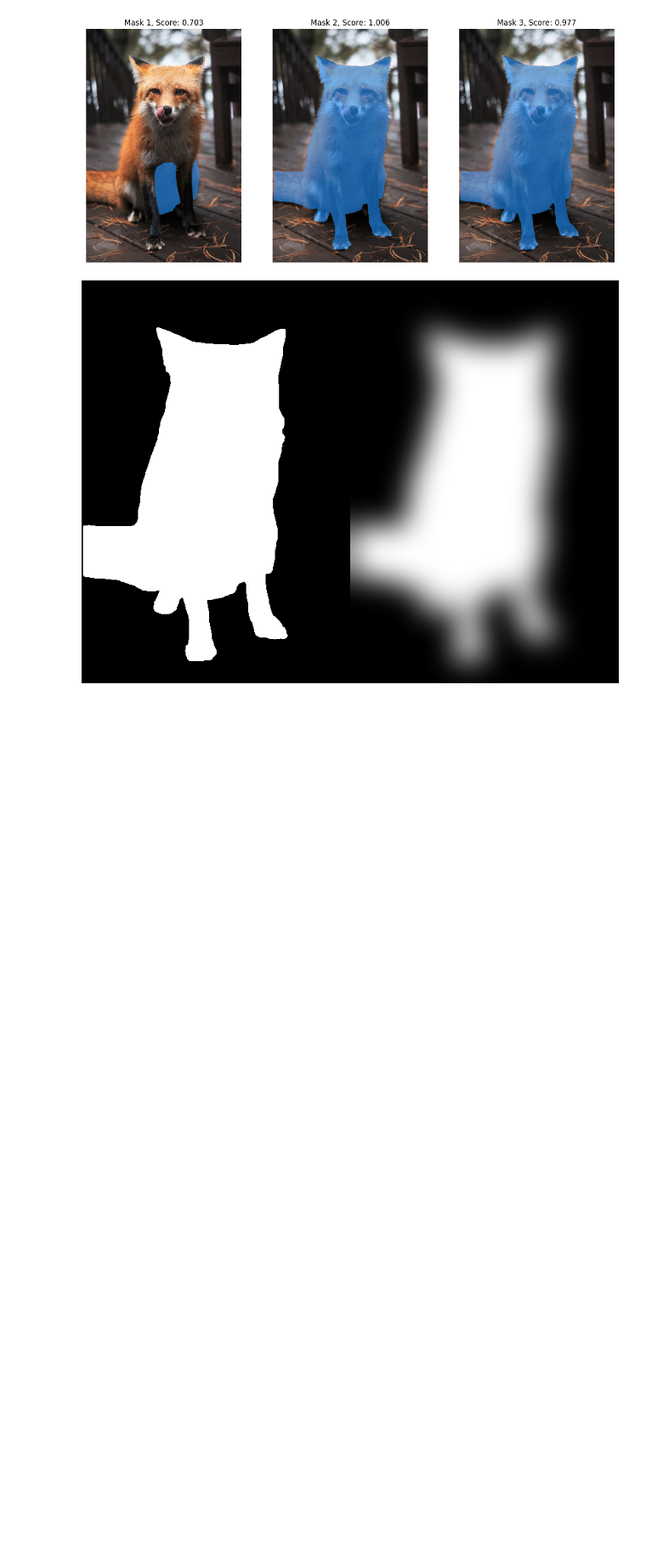
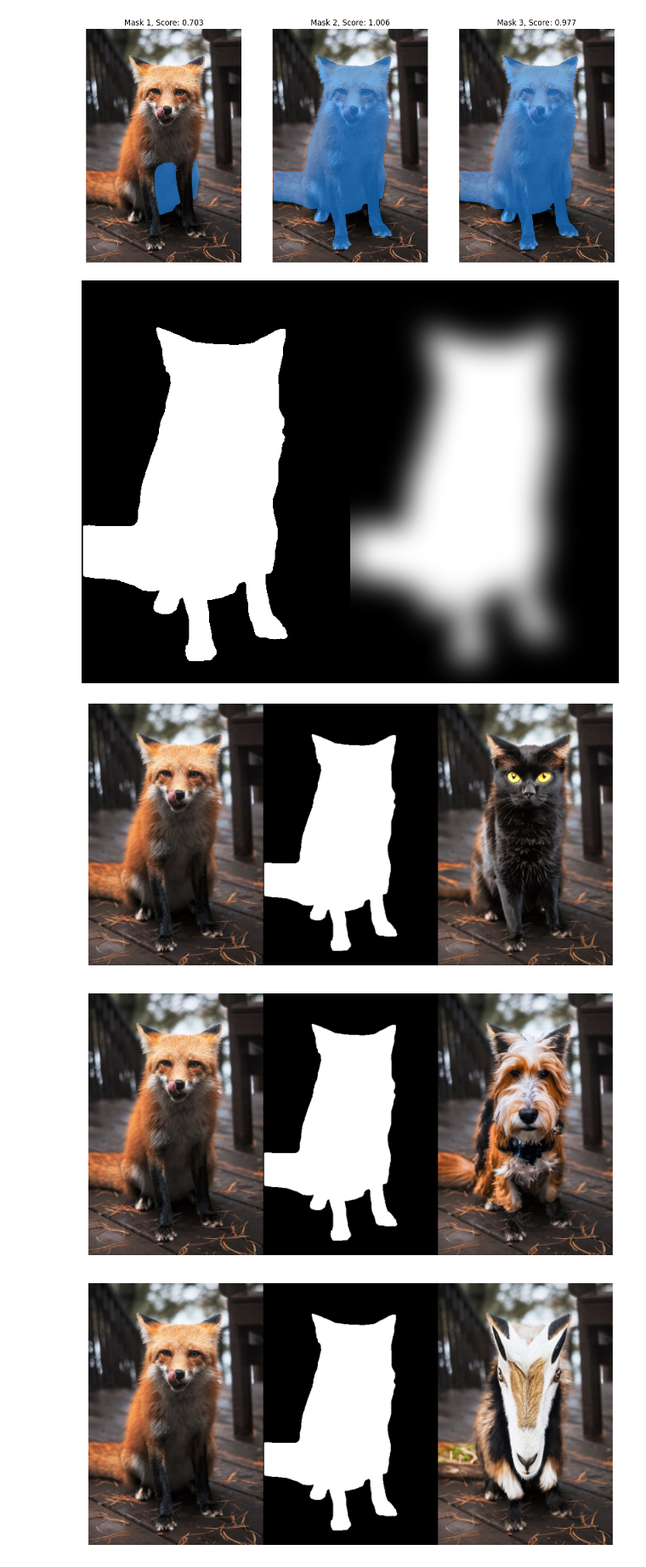
Before and after one commit to Magellol/diffedit, a Jupyter notebook: inpainting.ipynb, the cells around one changed output. Shown at 85% size. Drawn from its saved outputs; the diff is of its cells as text; code cells hidden in the pictures; blank space fills up the shorter version.

```diff
--- a/inpainting.ipynb
+++ b/inpainting.ipynb
@@ -161,19 +167,3 @@ blurred_mask_image = mask_image.filter(ImageFilter.GaussianBlur(20))
 make_image_grid([mask_image, blurred_mask_image], rows=1, cols=2)
 # %% [output]
 [figure]
-# %%
-prompt = "cinematic real photo of a black cat, film, professional, 4k, highly detailed, photo realistic, alive"
-negative_prompt = "bad anatomy, deformed, ugly, disfigured"
-
-result = inpainting_pipeline(
-    prompt=prompt,
-    negative_prompt=negative_prompt,
-    image=image,
-    mask_image=blurred_mask_image,
-    num_inference_steps=50,
-    width=image.size[0],
-    height=image.size[1],
-
-    # Customize these
-    guidance_scale=12.0
-)
@@ -181,0 +218,15 @@ make_image_grid([image, mask_image, result.images[0]], rows=1, cols=3)
+# %%
+import matplotlib.pyplot as plt
+
+for result in results:
+    grid = make_image_grid([image, mask_image, result.images[0]], rows=1, cols=3)
+
+    # Display the grid using matplotlib
+    plt.figure(figsize=(15, 5))  # Adjust figure size as needed
+    plt.imshow(grid)
+    plt.axis('off')  # Hide axes for a cleaner display
+    plt.show()
+# %% [output]
+[figure, added]
+[figure, added]
+[figure, added]
```
Also changed, not shown: parts of 8 cells of this notebook.
